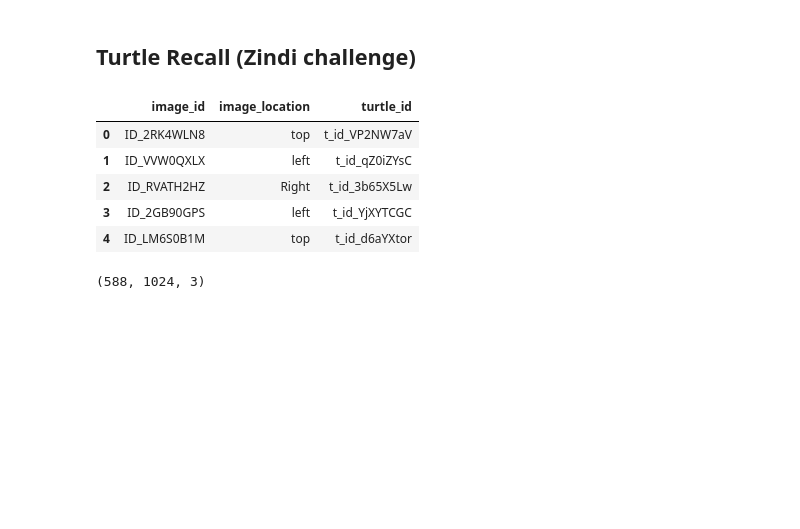
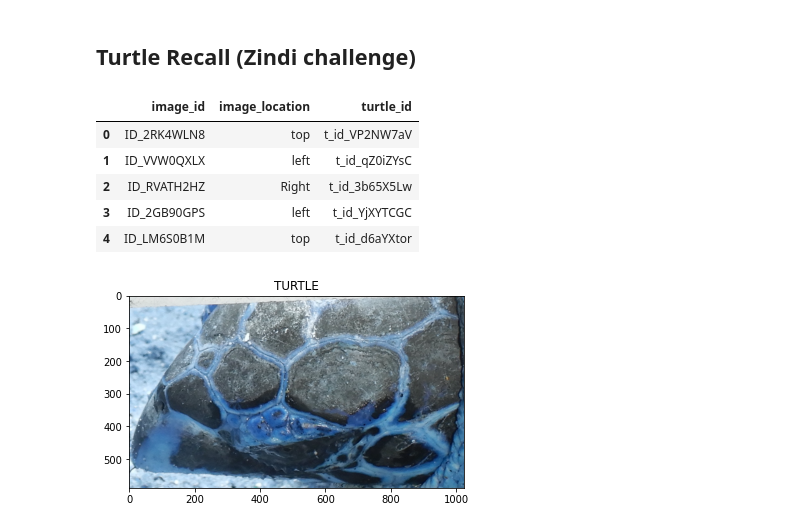
Before and after one commit to krzjoa/zindi-turtle-recall, a Jupyter notebook: src/analysis.ipynb, the cells around one changed output. Drawn from its saved outputs; the diff is of its cells as text; code cells hidden in the pictures; blank space fills up the shorter version.

Commit message:
Displaying images

```diff
--- a/src/analysis.ipynb
+++ b/src/analysis.ipynb
@@ -35,6 +38,10 @@ train_csv.head()
 # %%
 ## Loading an image
 sample_image = cv.imread(imgs[0])
 sample_image.shape
+
+plt.imshow(sample_image)
+plt.title("TURTLE")
+plt.show()
 # %% [output]
-(588, 1024, 3)
+[figure, added]
```
Also changed, not shown: parts of 4 cells of this notebook.
